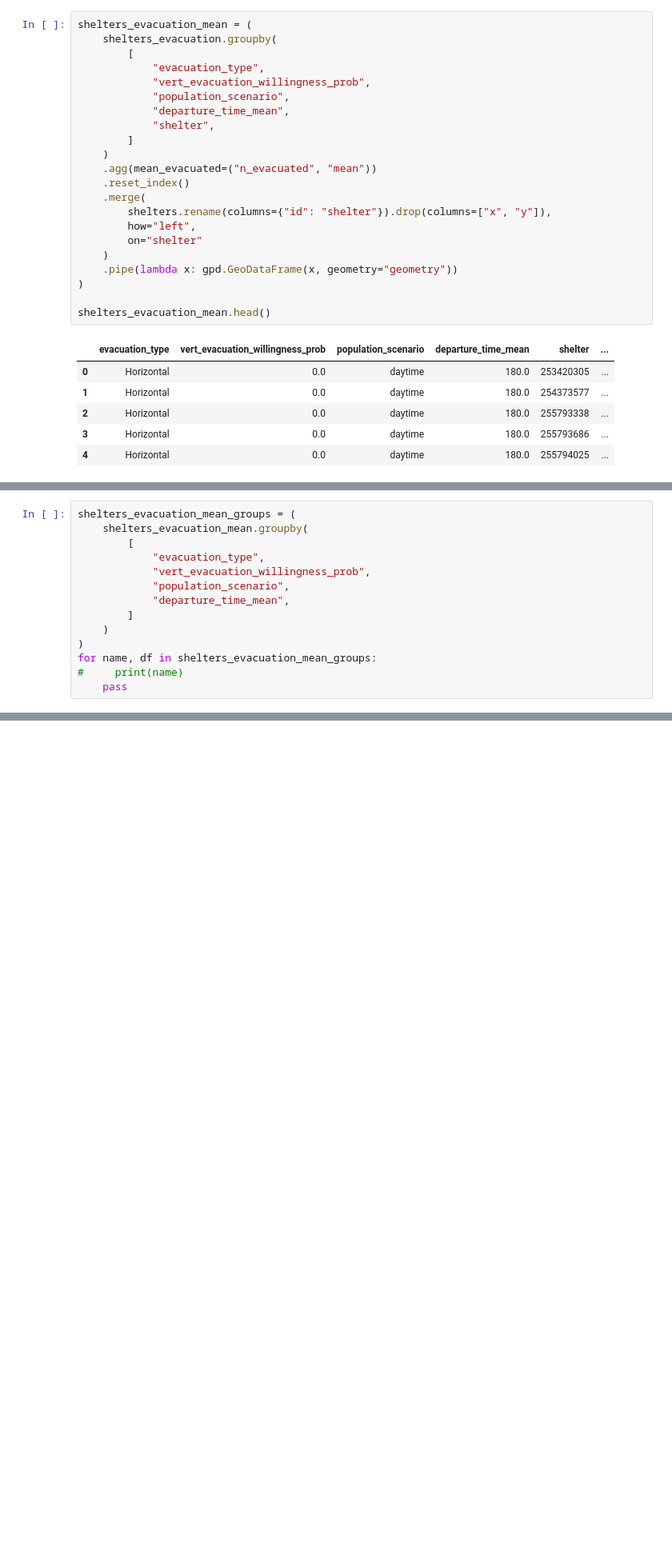
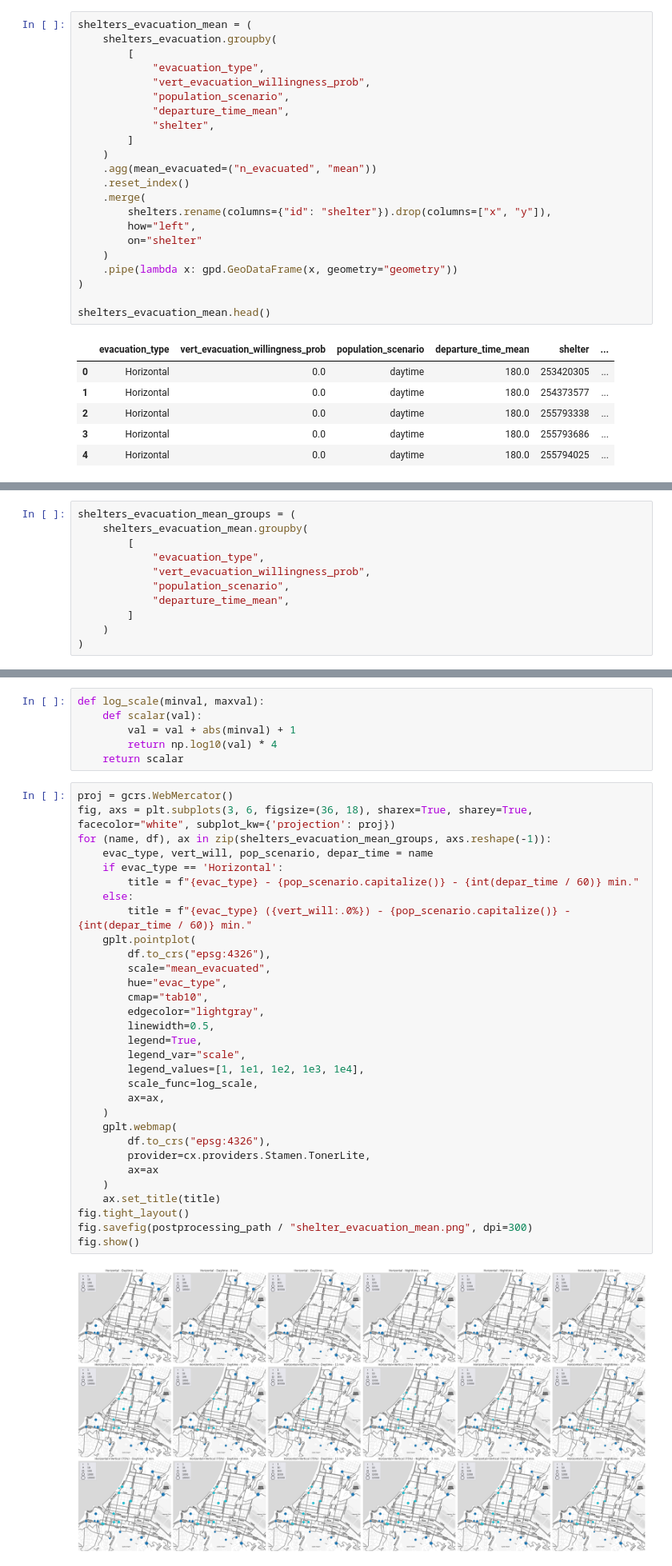
Before and after one commit to aoguedao/tsunami-vertical-evacuation, a Jupyter notebook: notebooks/postprocessing.ipynb, the cells around one changed output, grey strips where cells are left out. Shown at 80% size. Saved outputs shown, nothing was run; the diff lists cells and outputs as text; blank space fills up the shorter version.

Commit message:
postprocessing updated

```diff
--- a/notebooks/postprocessing.ipynb
+++ b/notebooks/postprocessing.ipynb
@@ -430,6 +415,3 @@ shelters_evacuation_mean_groups = (
         ]
     )
 )
-for name, df in shelters_evacuation_mean_groups:
-#     print(name)
-    pass
@@ -471,0 +418,39 @@ plt.show()
+# %%
+def log_scale(minval, maxval):
+    def scalar(val):
+        val = val + abs(minval) + 1
+        return np.log10(val) * 4
+    return scalar
+# %%
+proj = gcrs.WebMercator()
+fig, axs = plt.subplots(3, 6, figsize=(36, 18), sharex=True, sharey=True, facecolor="white", subplot_kw={'projection': proj})
+for (name, df), ax in zip(shelters_evacuation_mean_groups, axs.reshape(-1)):
+    evac_type, vert_will, pop_scenario, depar_time = name
+    if evac_type == 'Horizontal':
+        title = f"{evac_type} - {pop_scenario.capitalize()} - {int(depar_time / 60)} min."
+    else:
+        title = f"{evac_type} ({vert_will:.0%}) - {pop_scenario.capitalize()} - {int(depar_time / 60)} min."
+    gplt.pointplot(
+        df.to_crs("epsg:4326"),
+        scale="mean_evacuated",
+        hue="evac_type",
+        cmap="tab10",
+        edgecolor="lightgray",
+        linewidth=0.5,
+        legend=True,
+        legend_var="scale",
+        legend_values=[1, 1e1, 1e2, 1e3, 1e4],
+        scale_func=log_scale,
+        ax=ax,
+    )
+    gplt.webmap(
+        df.to_crs("epsg:4326"),
+        provider=cx.providers.Stamen.TonerLite,
+        ax=ax
+    )
+    ax.set_title(title)
+fig.tight_layout()
+fig.savefig(postprocessing_path / "shelter_evacuation_mean.png", dpi=300)
+fig.show()
+# %% [output]
+[figure, added]
```
Also changed, not shown: parts of 6 cells of this notebook.
